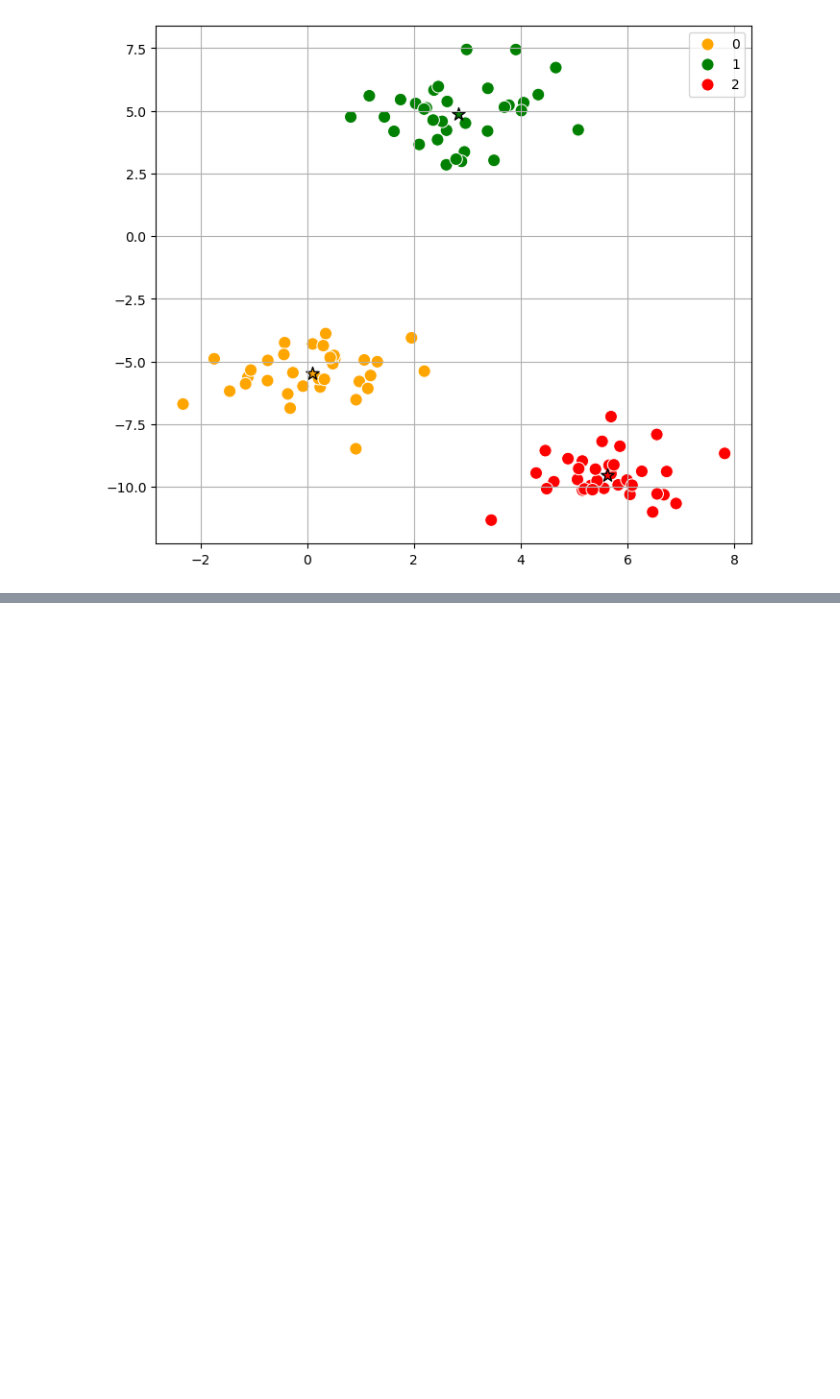
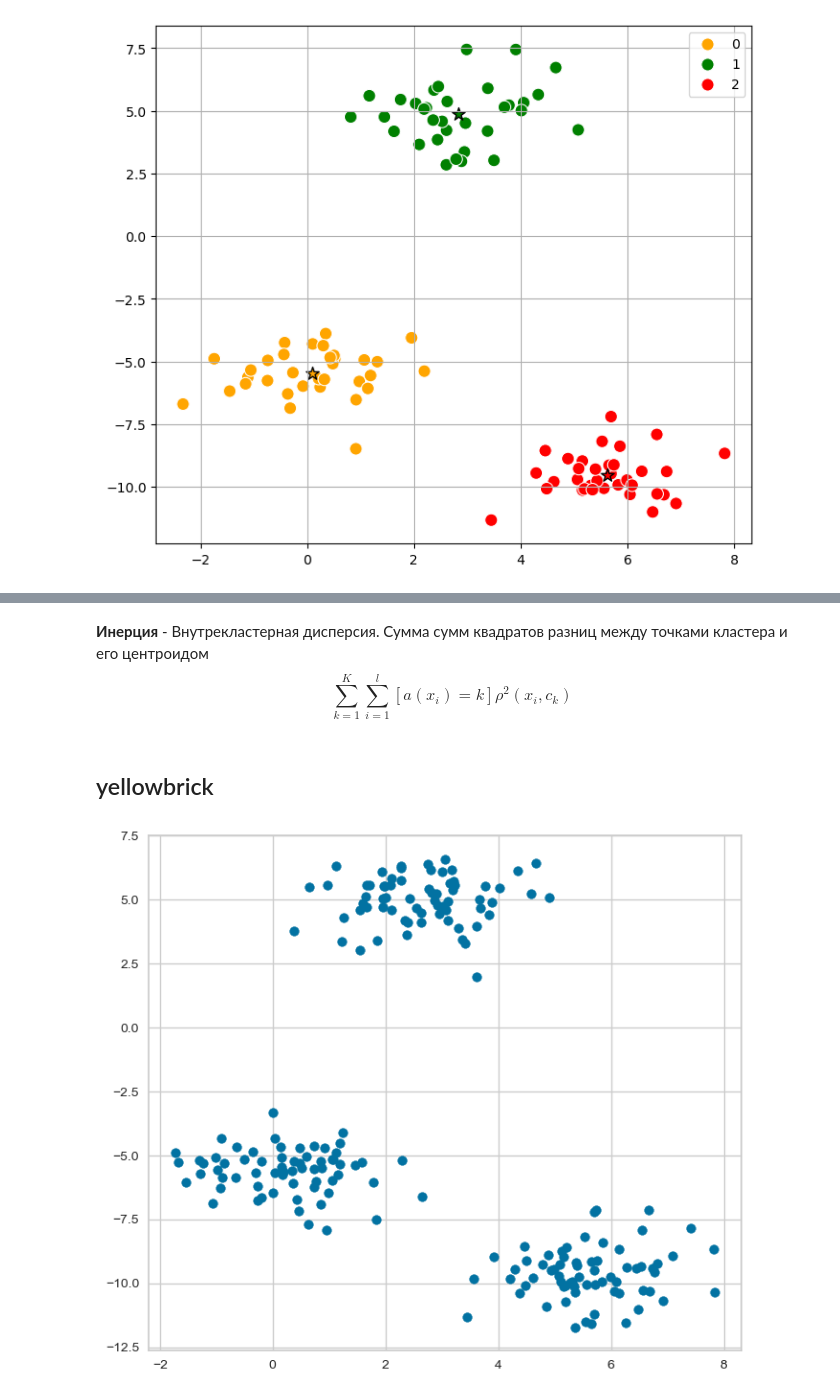
Before and after one commit to EngeloX/ds, a Jupyter notebook: Notebooks/KMeans.ipynb, the cells around one changed output, grey strips where cells are left out. Cells and saved outputs as stored; diff of their text form; code cells hidden in the pictures; blank space fills up the shorter version.

```diff
--- a/Notebooks/KMeans.ipynb
+++ b/Notebooks/KMeans.ipynb
@@ -319,0 +396,4 @@ for i in range(len(model.cluster_centers_)):
+# %% [markdown]
+**Инерция** - Внутрекластерная дисперсия.
+Сумма сумм квадратов разниц между точками кластера и его центроидом
+$$\sum_{k=1}^{K}\sum_{i=1}^{l}[a(x_{i})=k]\rho^{2}(x_{i}, c_{k})$$
@@ -319,0 +407,2 @@ for i in range(len(model.cluster_centers_)):
+# %% [markdown]
+## yellowbrick
@@ -319,0 +414,8 @@ for i in range(len(model.cluster_centers_)):
+# %%
+from sklearn.datasets import make_blobs
+X_blobs, y_blobs = make_blobs(n_samples=200, random_state=10)
+# %%
+plt.figure(figsize=(8, 7))
+plt.scatter(X_blobs[:, 0], X_blobs[:, 1]);
+# %% [output]
+[figure, added]
```
Also changed, not shown: parts of 29 cells of this notebook, 1 other file.
